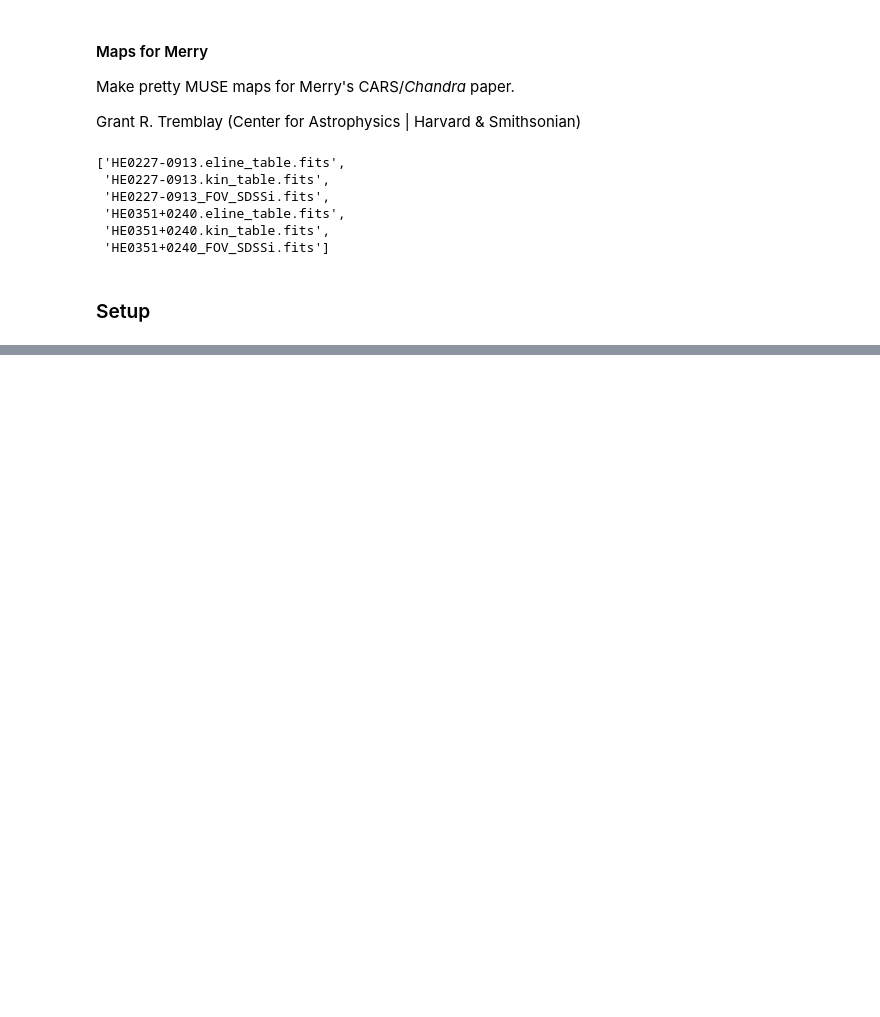
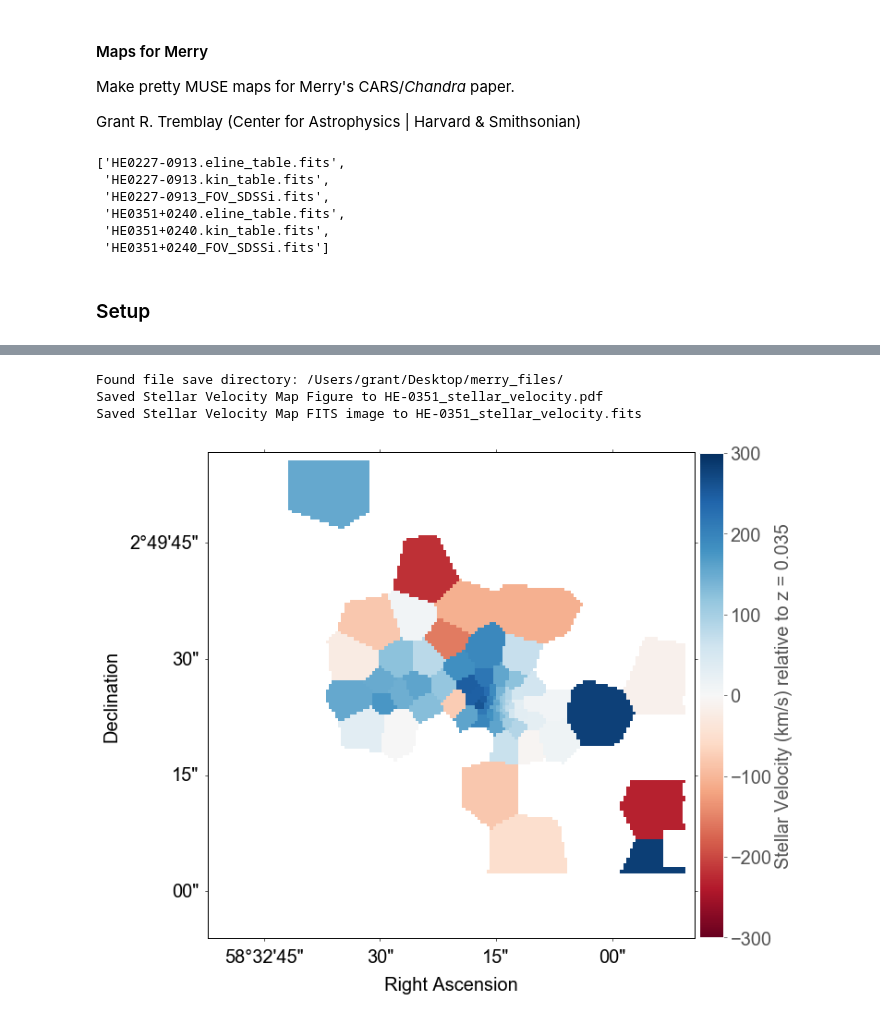
Before and after one commit to granttremblay/Merry_Paper, a Jupyter notebook: MerryMaps.ipynb, the cells around one changed output, grey strips where cells are left out. Saved outputs shown, nothing was run; the diff lists cells and outputs as text; code cells hidden in the pictures; blank space fills up the shorter version.

```diff
--- a/MerryMaps.ipynb
+++ b/MerryMaps.ipynb
@@ -99,0 +353,21 @@ show_fovimage(he0351_fovimage, "HE 0351", nanthresh=0.003)
+# %%
+make_stellar_velocity(he0351_kintable,
+                      he0351_fovimage,
+                      he0351_redshift,
+                      name = "HE 0351",
+                      snthresh=50,
+                      velocity_thresh=300, # in km/s
+                      cropbox=(20, 180, 20, 180), # (x1, x2, y1, y2),
+                      zoom=False, # It will zoom on the cropbox
+                      wcs=True,
+                      vmin=-300,
+                      vmax=300,
+                      project_by_median=True,
+                      project_by_redshift=False,
+                      save=True,
+                      file_save_directory=file_save_directory)
+# %% [output]
+Found file save directory: /Users/grant/Desktop/merry_files/
+Saved Stellar Velocity Map Figure to HE-0351_stellar_velocity.pdf
+Saved Stellar Velocity Map FITS image to HE-0351_stellar_velocity.fits
+[figure, added]
```
Also changed, not shown: parts of 13 cells of this notebook.
